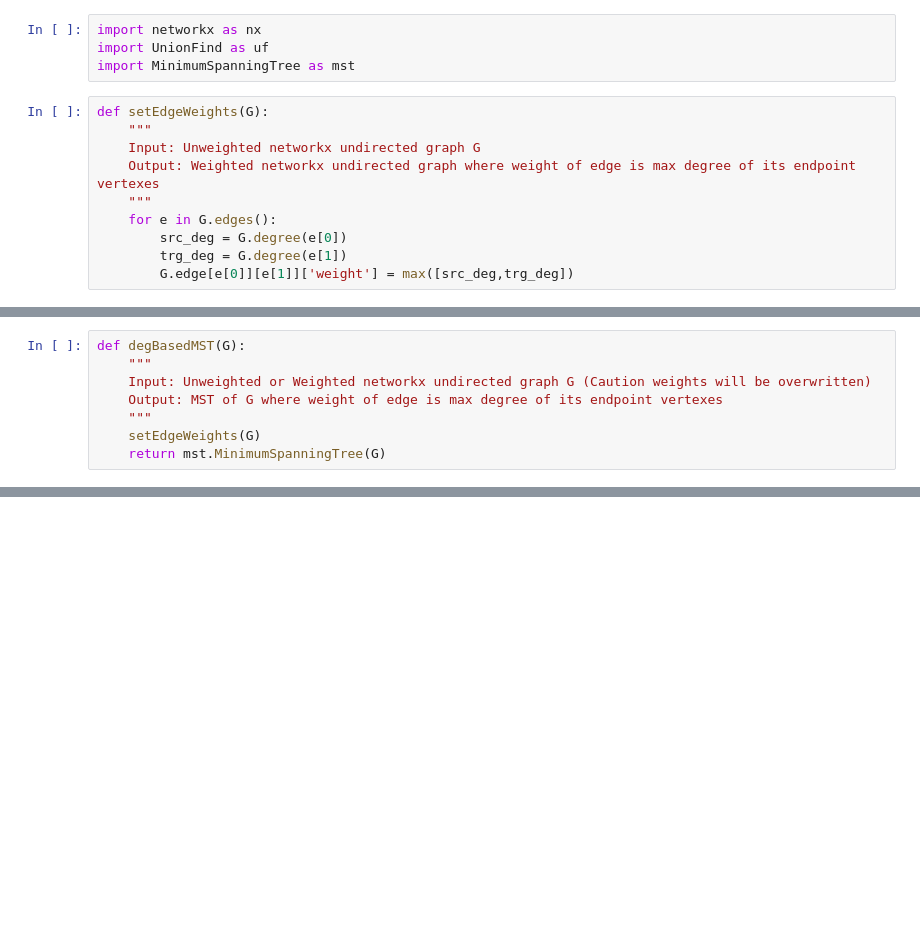
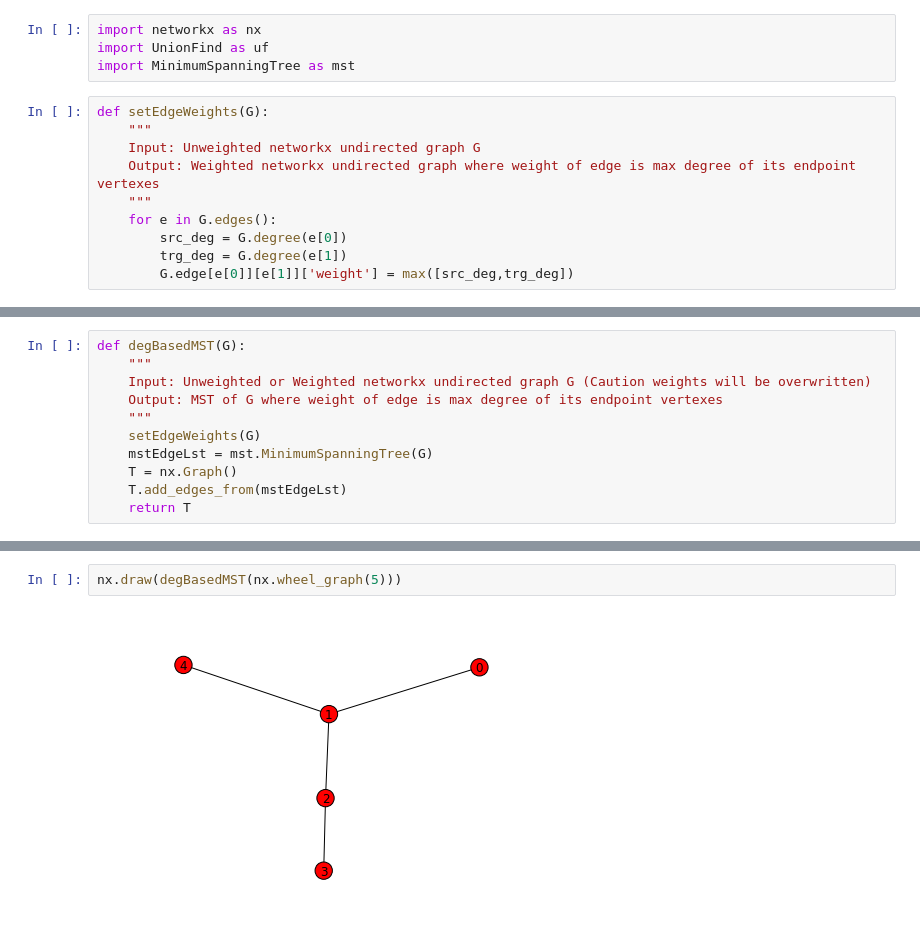
Before and after one commit to malachaifrazier/mlst, a Jupyter notebook: Mlst.ipynb, the cells around one changed output, grey strips where cells are left out. Cells and saved outputs as stored; diff of their text form; blank space fills up the shorter version.

```diff
--- a/Mlst.ipynb
+++ b/Mlst.ipynb
@@ -19,4 +27,7 @@ def degBasedMST(G):
     Output: MST of G where weight of edge is max degree of its endpoint vertexes
     """
     setEdgeWeights(G)
-    return mst.MinimumSpanningTree(G)
+    mstEdgeLst = mst.MinimumSpanningTree(G)
+    T = nx.Graph()
+    T.add_edges_from(mstEdgeLst)
+    return T
@@ -26,0 +54,4 @@ NameError: global name 'nx' is not defined
+# %%
+nx.draw(degBasedMST(nx.wheel_graph(5)))
+# %% [output]
+[figure, added]
```
Also changed, not shown: parts of 4 cells of this notebook.
